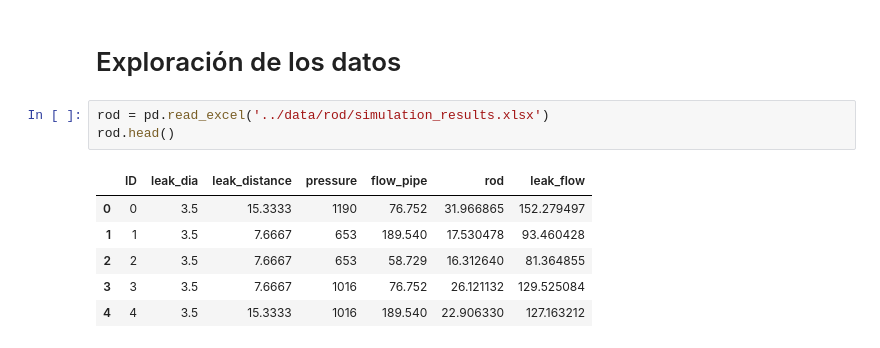
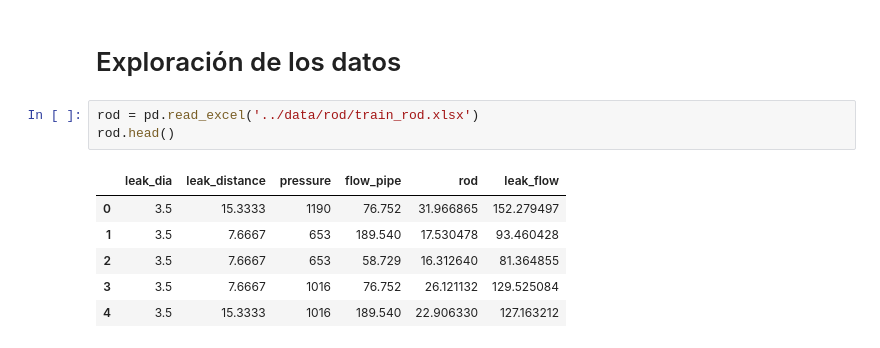
Before and after one commit to lllerena2/ma-final-project, a Jupyter notebook: eda/EDA_ROD.ipynb, the cells around one changed output. Drawn from its saved outputs; the diff is of its cells as text.

```diff
--- a/eda/EDA_ROD.ipynb
+++ b/eda/EDA_ROD.ipynb
@@ -32,13 +38,13 @@ from sklearn.pipeline import Pipeline
 # %% [markdown]
 # Exploración de los datos
 # %%
-rod = pd.read_excel('../data/rod/simulation_results.xlsx')
+rod = pd.read_excel('../data/rod/train_rod.xlsx')
 rod.head()
 # %% [output]
-|  | ID | leak_dia | leak_distance | pressure | flow_pipe | rod | leak_flow |
-| 0 | 0 | 3.5 | 15.3333 | 1190 | 76.752 | 31.966865 | 152.279497 |
-| 1 | 1 | 3.5 | 7.6667 | 653 | 189.540 | 17.530478 | 93.460428 |
-| 2 | 2 | 3.5 | 7.6667 | 653 | 58.729 | 16.312640 | 81.364855 |
-| 3 | 3 | 3.5 | 7.6667 | 1016 | 76.752 | 26.121132 | 129.525084 |
-| 4 | 4 | 3.5 | 15.3333 | 1016 | 189.540 | 22.906330 | 127.163212 |
+|  | leak_dia | leak_distance | pressure | flow_pipe | rod | leak_flow |
+| 0 | 3.5 | 15.3333 | 1190 | 76.752 | 31.966865 | 152.279497 |
+| 1 | 3.5 | 7.6667 | 653 | 189.540 | 17.530478 | 93.460428 |
+| 2 | 3.5 | 7.6667 | 653 | 58.729 | 16.312640 | 81.364855 |
+| 3 | 3.5 | 7.6667 | 1016 | 76.752 | 26.121132 | 129.525084 |
+| 4 | 3.5 | 15.3333 | 1016 | 189.540 | 22.906330 | 127.163212 |
 # %%
```
Also changed, not shown: parts of 72 cells of this notebook, 3 other files.
